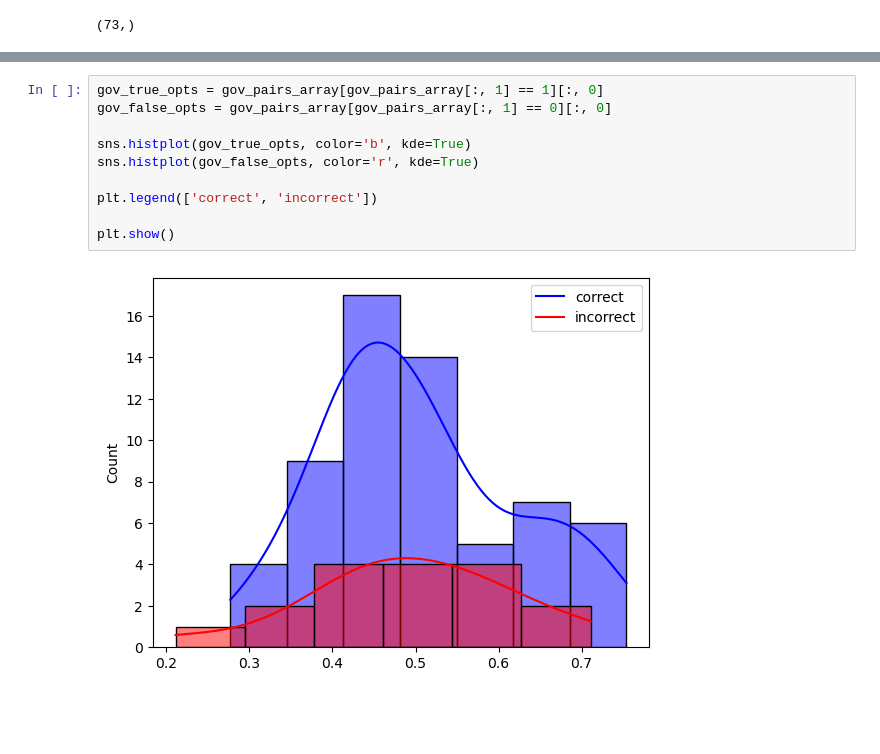
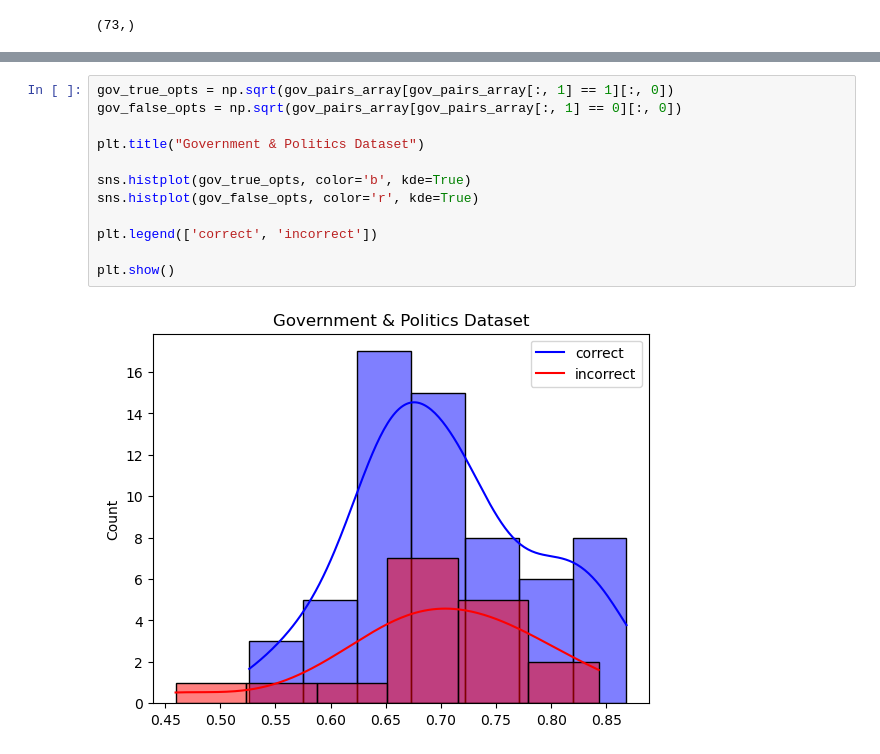
Before and after one commit to lindakwan/llm-kg-prompt-engineering, a Jupyter notebook: correlation_analysis.ipynb, the cells around one changed output, grey strips where cells are left out. Cells and saved outputs as stored; diff of their text form; blank space fills up the shorter version.

```diff
--- a/correlation_analysis.ipynb
+++ b/correlation_analysis.ipynb
@@ -94,15 +96,17 @@ plt.show()
 # %%
-gov_true_opts = gov_pairs_array[gov_pairs_array[:, 1] == 1][:, 0]
-gov_false_opts = gov_pairs_array[gov_pairs_array[:, 1] == 0][:, 0]
+gov_true_opts = np.sqrt(gov_pairs_array[gov_pairs_array[:, 1] == 1][:, 0])
+gov_false_opts = np.sqrt(gov_pairs_array[gov_pairs_array[:, 1] == 0][:, 0])
+
+plt.title("Government & Politics Dataset")
 
 sns.histplot(gov_true_opts, color='b', kde=True)
 sns.histplot(gov_false_opts, color='r', kde=True)
 
 plt.legend(['correct', 'incorrect'])
 
 plt.show()
 # %% [output]
-[figure, old version]
+[figure, new version]
 # %%
 print("Point-Biserial Correlation:", pointbiserialr(gov_x, gov_y))
 # %% [output]
```
Also changed, not shown: parts of 7 cells of this notebook.
